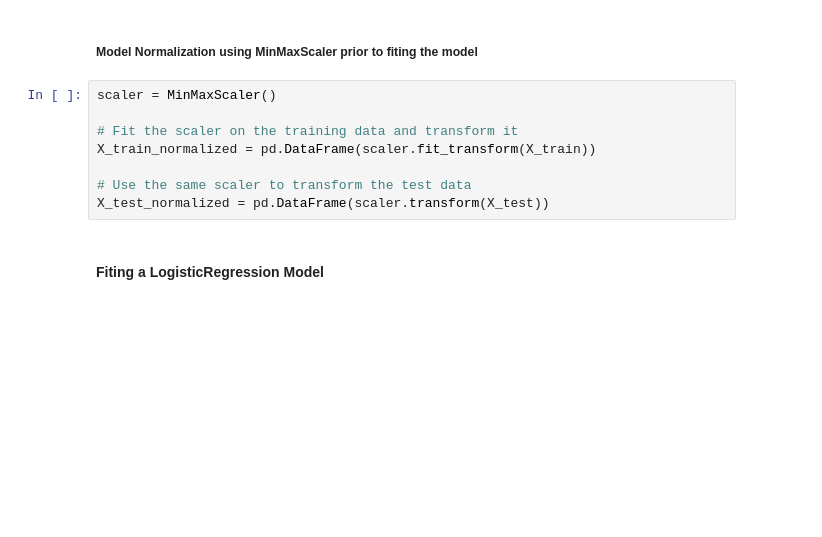
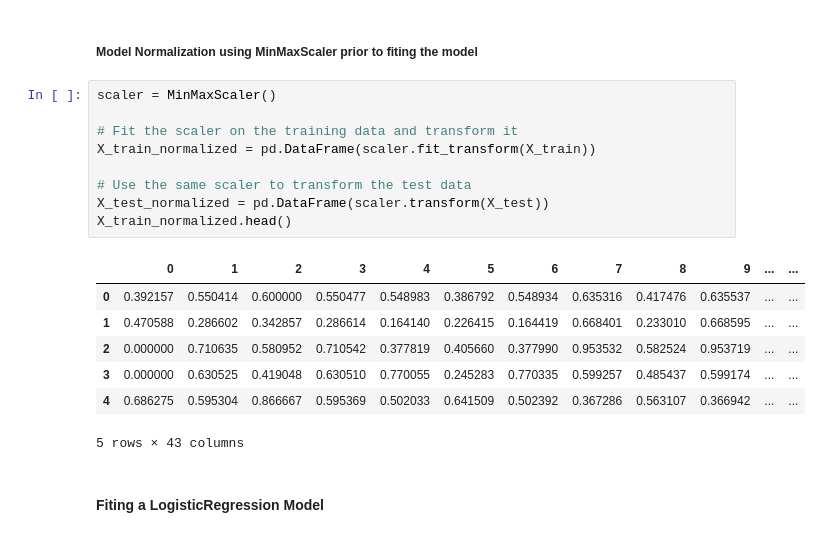
Before and after one commit to Mash-bot/Phase-3-project, a Jupyter notebook: Index.ipynb, the cells around one changed output. Saved outputs shown, nothing was run; the diff lists cells and outputs as text; blank space fills up the shorter version.

```diff
--- a/Index.ipynb
+++ b/Index.ipynb
@@ -404,11 +421,20 @@ X_train, X_test, y_train, y_test = train_test_split(X,y, test_size= 0.2, random_
 # %%
 scaler = MinMaxScaler()
 
 # Fit the scaler on the training data and transform it
 X_train_normalized = pd.DataFrame(scaler.fit_transform(X_train))
 
 # Use the same scaler to transform the test data
 X_test_normalized = pd.DataFrame(scaler.transform(X_test))
+X_train_normalized.head()
+# %% [output]
+|  | 0 | 1 | 2 | 3 | 4 | 5 | 6 | 7 | 8 | 9 | ... | ... |
+| 0 | 0.392157 | 0.550414 | 0.600000 | 0.550477 | 0.548983 | 0.386792 | 0.548934 | 0.635316 | 0.417476 | 0.635537 | ... | ... |
+| 1 | 0.470588 | 0.286602 | 0.342857 | 0.286614 | 0.164140 | 0.226415 | 0.164419 | 0.668401 | 0.233010 | 0.668595 | ... | ... |
+| 2 | 0.000000 | 0.710635 | 0.580952 | 0.710542 | 0.377819 | 0.405660 | 0.377990 | 0.953532 | 0.582524 | 0.953719 | ... | ... |
+| 3 | 0.000000 | 0.630525 | 0.419048 | 0.630510 | 0.770055 | 0.245283 | 0.770335 | 0.599257 | 0.485437 | 0.599174 | ... | ... |
+| 4 | 0.686275 | 0.595304 | 0.866667 | 0.595369 | 0.502033 | 0.641509 | 0.502392 | 0.367286 | 0.563107 | 0.366942 | ... | ... |
+5 rows × 43 columns
 # %% [markdown]
 #### Fiting a LogisticRegression Model
 # %%
```
Also changed, not shown: parts of 30 cells of this notebook.
